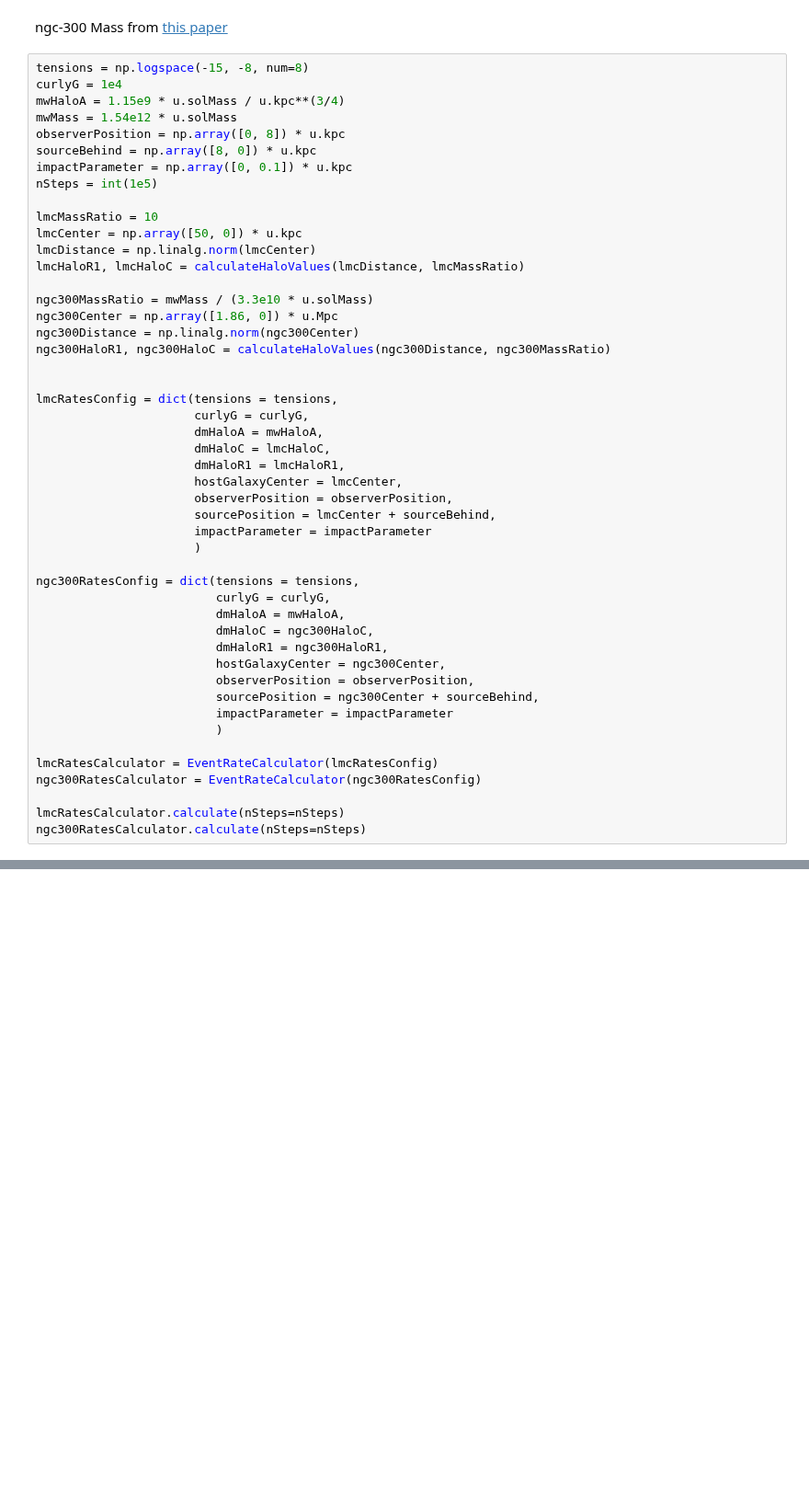
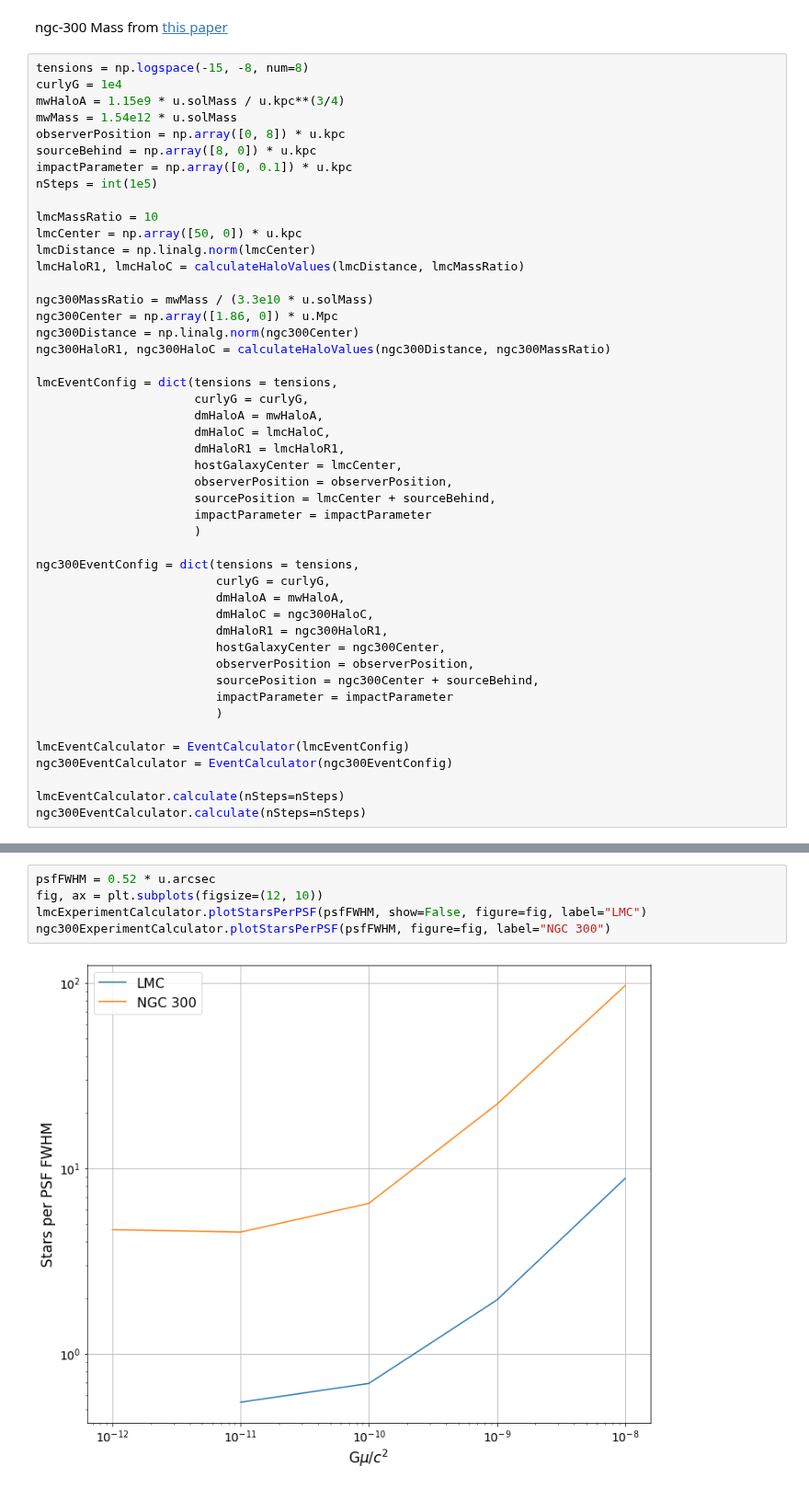
Before and after one commit to adriansh95/StringMicrolensing, a Jupyter notebook: lensingEventsPerYear.ipynb, the cells around one changed output, grey strips where cells are left out. Shown at 92% size. Saved outputs shown, nothing was run; the diff lists cells and outputs as text; blank space fills up the shorter version.

```diff
--- a/lensingEventsPerYear.ipynb
+++ b/lensingEventsPerYear.ipynb
@@ -381,8 +498,7 @@ ngc300Center = np.array([1.86, 0]) * u.Mpc
 ngc300Distance = np.linalg.norm(ngc300Center)
 ngc300HaloR1, ngc300HaloC = calculateHaloValues(ngc300Distance, ngc300MassRatio)
 
-
-lmcRatesConfig = dict(tensions = tensions,
+lmcEventConfig = dict(tensions = tensions,
                       curlyG = curlyG,
                       dmHaloA = mwHaloA,
                       dmHaloC = lmcHaloC,
@@ -393,7 +509,7 @@ lmcRatesConfig = dict(tensions = tensions,
                       impactParameter = impactParameter
                       )
 
-ngc300RatesConfig = dict(tensions = tensions,
+ngc300EventConfig = dict(tensions = tensions,
                          curlyG = curlyG,
                          dmHaloA = mwHaloA,
                          dmHaloC = ngc300HaloC,
@@ -404,11 +520,11 @@ ngc300RatesConfig = dict(tensions = tensions,
                          impactParameter = impactParameter
                          )
 
-lmcRatesCalculator = EventRateCalculator(lmcRatesConfig)
-ngc300RatesCalculator = EventRateCalculator(ngc300RatesConfig)
+lmcEventCalculator = EventCalculator(lmcEventConfig)
+ngc300EventCalculator = EventCalculator(ngc300EventConfig)
 
-lmcRatesCalculator.calculate(nSteps=nSteps)
-ngc300RatesCalculator.calculate(nSteps=nSteps)
+lmcEventCalculator.calculate(nSteps=nSteps)
+ngc300EventCalculator.calculate(nSteps=nSteps)
 # %%
 observingHoursPerNight = 10 * u.hr
 crowdedFieldExperimentDuration = 30 * u.day
@@ -473,0 +561,7 @@ plt.show(fig)
+# %%
+psfFWHM = 0.52 * u.arcsec
+fig, ax = plt.subplots(figsize=(12, 10))
+lmcExperimentCalculator.plotStarsPerPSF(psfFWHM, show=False, figure=fig, label="LMC")
+ngc300ExperimentCalculator.plotStarsPerPSF(psfFWHM, figure=fig, label="NGC 300")
+# %% [output]
+[figure, added]
```
Also changed, not shown: parts of 17 cells of this notebook.
